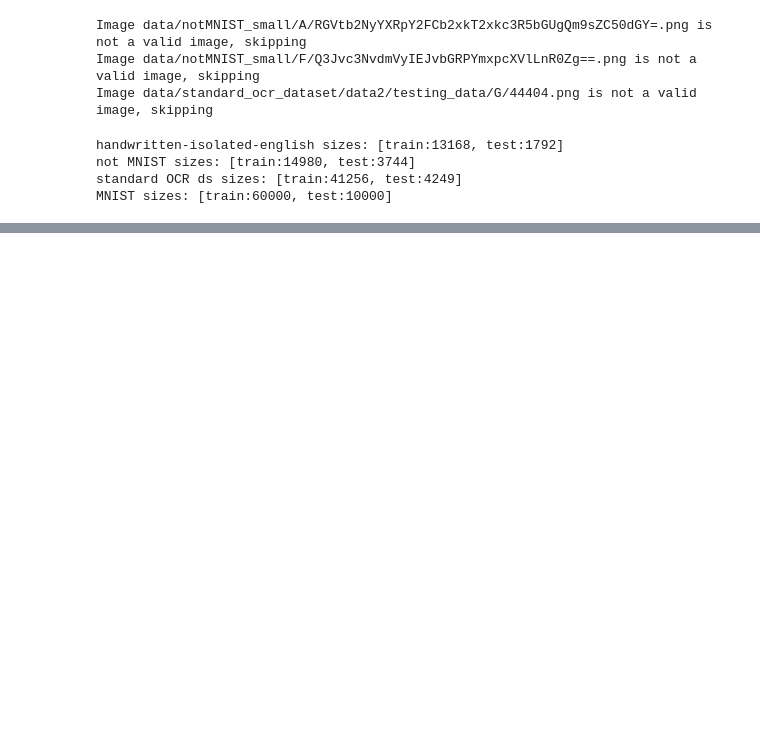
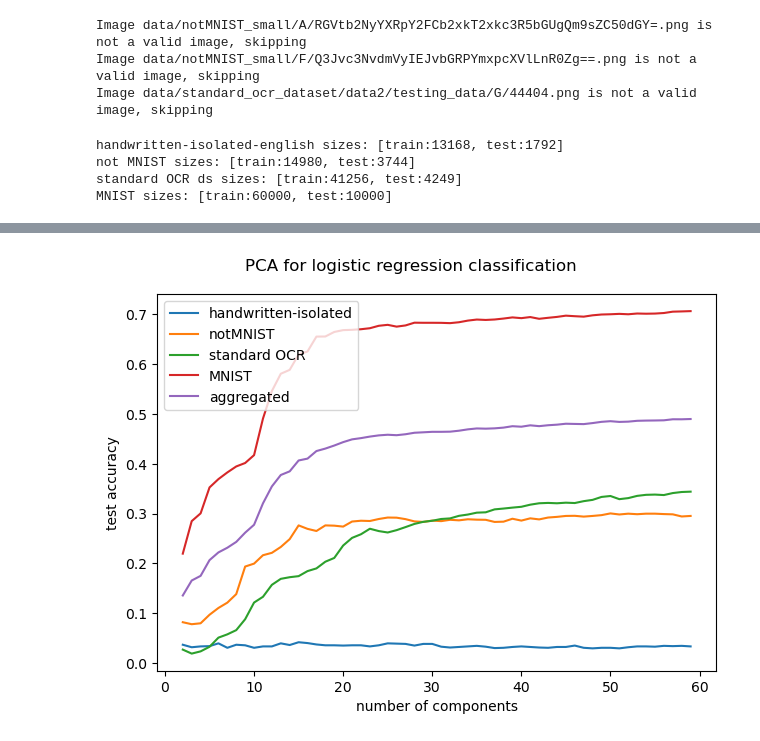
Before and after one commit to jerukan/ece271b-project, a Jupyter notebook: prcode.ipynb, the cells around one changed output, grey strips where cells are left out. Cells and saved outputs as stored; diff of their text form; code cells hidden in the pictures; blank space fills up the shorter version.

Commit message:
finish KNN, logreg tests for PCA,LDA, GRP

```diff
--- a/prcode.ipynb
+++ b/prcode.ipynb
@@ -166,17 +117,0 @@ Creating PCA components took: 6.290348768234253 sec.
-# %%
-handwrscores_logreg, notmnistscores_logreg, stdocrscores_logreg, mnistscores_logreg = [], [], [], []
-traintimes_logreg, predicttimes_logreg = [], []
-for ncomp in range(2, 60):
-    print(f"n_components: {ncomp}")
-    pca = allpcas[ncomp - 2]
-    ts = tic()
-    consol_logreg_pca = create_logreg(cons_train_data, cons_train_labels, data_transform=pca.transform)
-    traintimes_logreg.append(toc(ts, printtime=False))
-    ts = tic()
-    handwrscore, notmnistscore, stdocrscore, mnistscore = run_all_tests_model(consol_logreg_pca, data_transform=pca.transform)
-    predicttimes_logreg.append(toc(ts, printtime=False))
-    handwrscores_logreg.append(handwrscore)
-    notmnistscores_logreg.append(notmnistscore)
-    stdocrscores_logreg.append(stdocrscore)
-    mnistscores_logreg.append(mnistscore)
-    print("------")
@@ -320,17 +117,0 @@ MNIST score: 0.9396
-# %%
-handwrscores_knn, notmnistscores_knn, stdocrscores_knn, mnistscores_knn = [], [], [], []
-traintimes_knn, predicttimes_knn = [], []
-for ncomp in range(2, 60):
-    print(f"n_components: {ncomp}")
-    pca = allpcas[ncomp - 2]
-    ts = tic()
-    consol_knn_pca = create_knn(cons_train_data, cons_train_labels, k=5, data_transform=pca.transform)
-    traintimes_knn.append(toc(ts, printtime=False))
-    ts = tic()
-    handwrscore, notmnistscore, stdocrscore, mnistscore = run_all_tests_model(consol_knn_pca, data_transform=pca.transform)
-    predicttimes_knn.append(toc(ts, printtime=False))
-    handwrscores_knn.append(handwrscore)
-    notmnistscores_knn.append(notmnistscore)
-    stdocrscores_knn.append(stdocrscore)
-    mnistscores_knn.append(mnistscore)
-    print("------")
@@ -374,0 +286,2 @@ Text(0, 0.5, 'time taken for predictions (s)')
+# %%
+pcatrf_funcs = [pca.transform for pca in allpcas]
@@ -374,0 +290,2 @@ Text(0, 0.5, 'time taken for predictions (s)')
+# %%
+logreg_pca_results = test_trf_models(create_logreg, pcatrf_funcs, 2, 59)
@@ -374,0 +392,4 @@ Text(0, 0.5, 'time taken for predictions (s)')
+# %%
+plot_scores(logreg_pca_results, range(2, 60), title="PCA for logistic regression classification")
+# %% [output]
+[figure, added]
```
Also changed, not shown: parts of 49 cells of this notebook.
